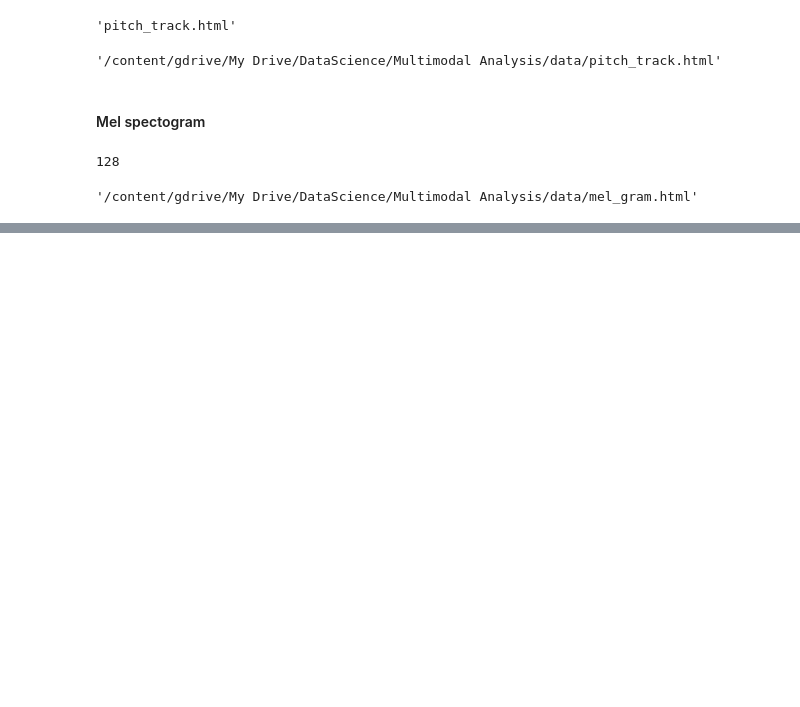
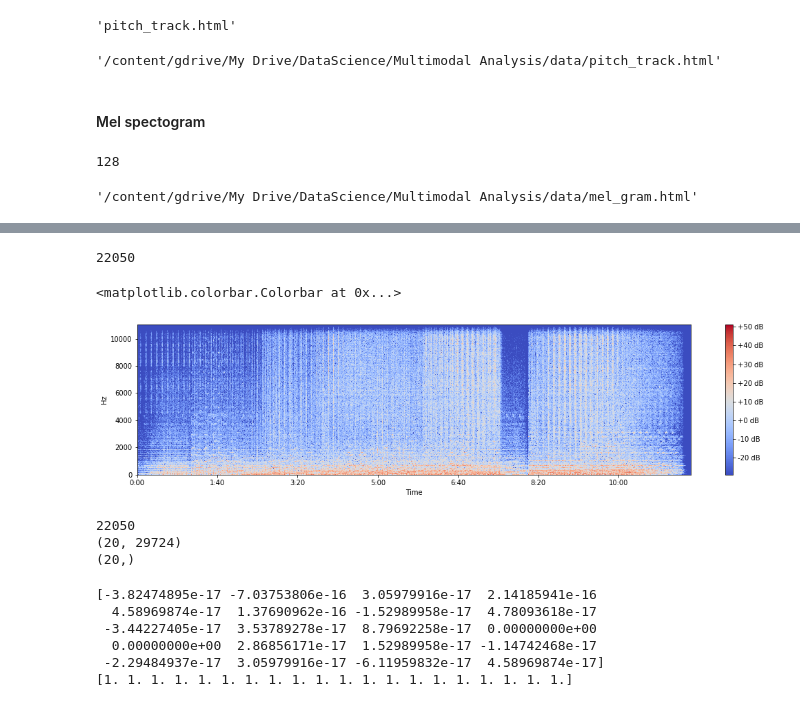
Before and after one commit to epistimi4/emotion_based_music_recomendation, a Jupyter notebook: Preprocessing/Spotify_MusicInformationRetrieval.ipynb, the cells around one changed output, grey strips where cells are left out. Cells and saved outputs as stored; diff of their text form; code cells hidden in the pictures; blank space fills up the shorter version.

```diff
--- a/Preprocessing/Spotify_MusicInformationRetrieval.ipynb
+++ b/Preprocessing/Spotify_MusicInformationRetrieval.ipynb
@@ -268,0 +395,35 @@ plotly.offline.plot(go.Figure(data=[heatmap], layout=layout),
+# %%
+print(fs)
+hop_length = 128
+n_fft = 2048
+X = librosa.stft(x, n_fft=n_fft, hop_length=hop_length)
+S = librosa.amplitude_to_db(abs(X))
+librosa.display.specshow(S, sr=fs, hop_length=hop_length, x_axis='time', y_axis='linear')
+plt.colorbar(format='%+2.0f dB')
+# %% [output]
+22050
+<matplotlib.colorbar.Colorbar at 0x...>
+[figure, added]
+# %%
+print(fs)
+mfccs = librosa.feature.mfcc(x, sr=fs)
+print(mfccs.shape)
+mfccs_mean = np.mean(mfccs, axis=1)
+print(mfccs_mean.shape)
+# %% [output]
+22050
+(20, 29724)
+(20,)
+# %%
+import sklearn
+
+mfccs = sklearn.preprocessing.scale(mfccs, axis=1)
+print(mfccs.mean(axis=1))
+print(mfccs.var(axis=1))
+# %% [output]
+[-3.82474895e-17 -7.03753806e-16  3.05979916e-17  2.14185941e-16
+  4.58969874e-17  1.37690962e-16 -1.52989958e-17  4.78093618e-17
+ -3.44227405e-17  3.53789278e-17  8.79692258e-17  0.00000000e+00
+  0.00000000e+00  2.86856171e-17  1.52989958e-17 -1.14742468e-17
+ -2.29484937e-17  3.05979916e-17 -6.11959832e-17  4.58969874e-17]
+[1. 1. 1. 1. 1. 1. 1. 1. 1. 1. 1. 1. 1. 1. 1. 1. 1. 1. 1. 1.]
```
Also changed, not shown: parts of 29 cells of this notebook.
